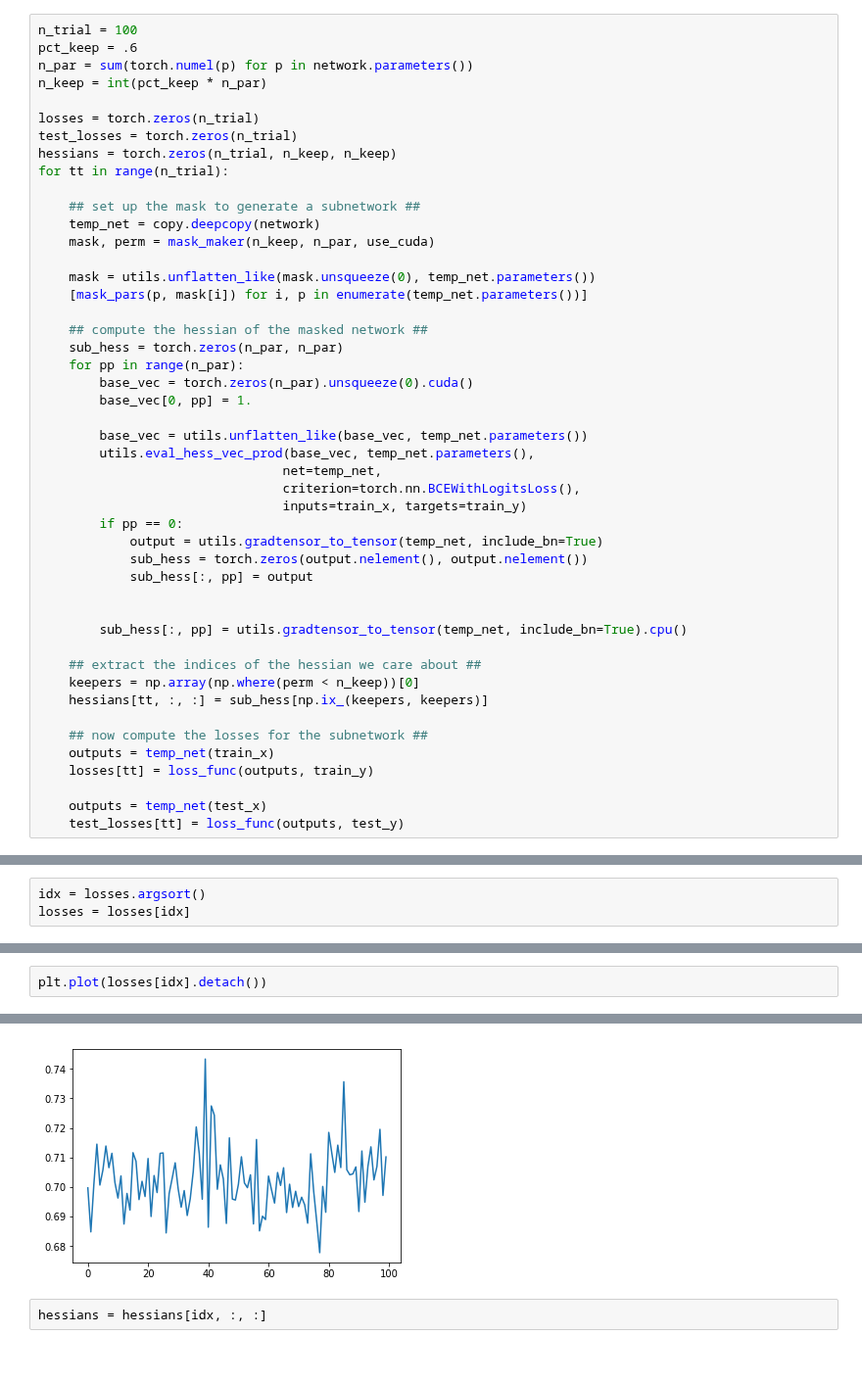
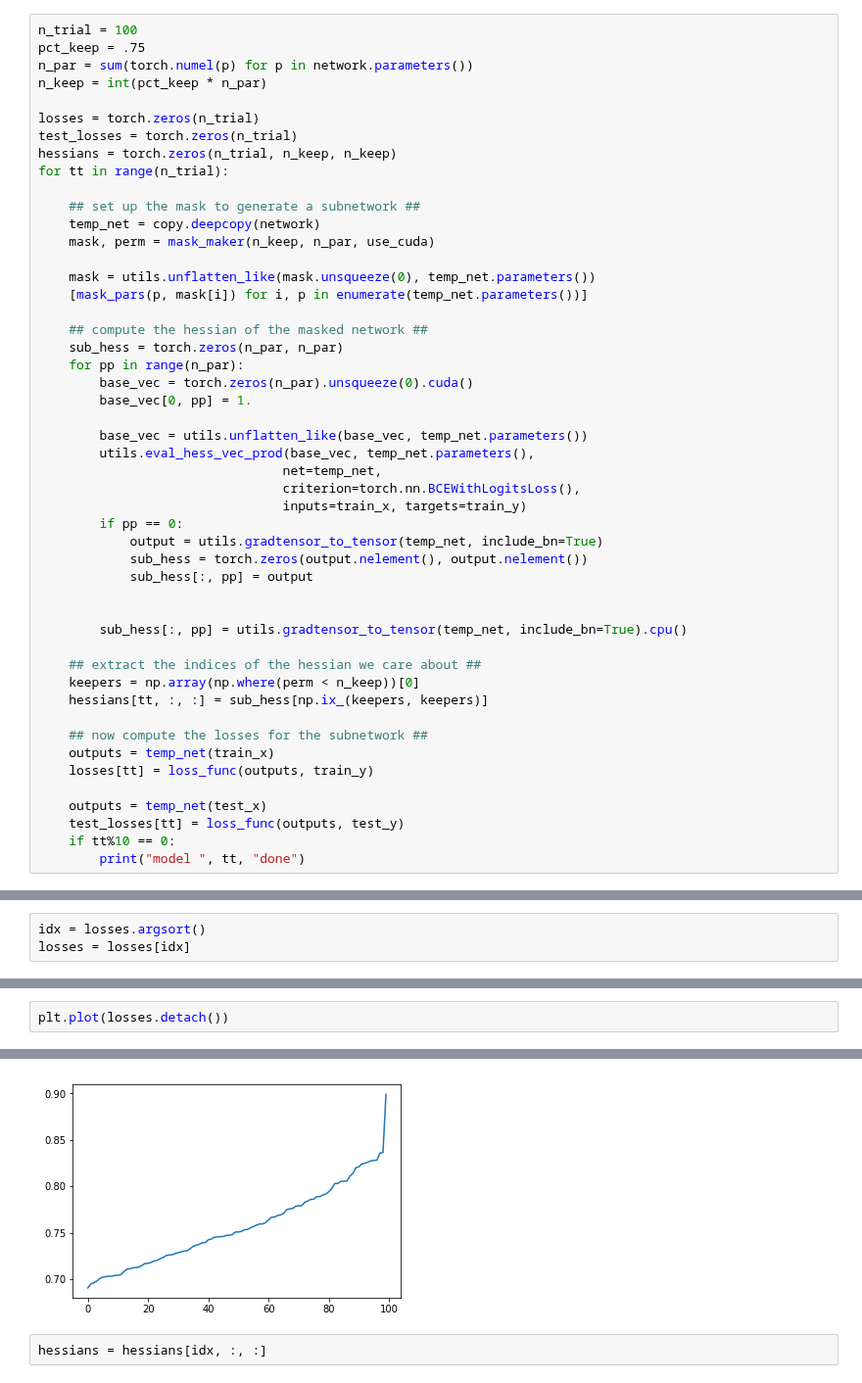
Before and after one commit to g-benton/hessian-eff-dim, a Jupyter notebook: Notebooks/subnet_scratch.ipynb, the cells around one changed output, grey strips where cells are left out. Shown at 98% size. Cells and saved outputs as stored; diff of their text form.

```diff
--- a/Notebooks/subnet_scratch.ipynb
+++ b/Notebooks/subnet_scratch.ipynb
@@ -56,7 +56,7 @@ def mask_maker(n_keep, n_total, use_cuda=False):
     return mask, perm
 # %%
 n_trial = 100
-pct_keep = .6
+pct_keep = .75
 n_par = sum(torch.numel(p) for p in network.parameters())
 n_keep = int(pct_keep * n_par)
 
@@ -101,3 +101,5 @@ for tt in range(n_trial):
 
     outputs = temp_net(test_x)
     test_losses[tt] = loss_func(outputs, test_y)
+    if tt%10 == 0:
+        print("model ", tt, "done")
@@ -143,8 +156,8 @@ tensor([42,  2, 47, 90, 46, 65, 88, 68, 82, 51, 29, 57,  5, 34, 17, 85, 75, 25,
 # %%
-plt.plot(losses[idx].detach())
+plt.plot(losses.detach())
 # %% [output]
 [<matplotlib.lines.Line2D at 0x...>]
-[figure, old version]
+[figure, new version]
 # %%
 hessians = hessians[idx, :, :]
 # %%
```
Also changed, not shown: parts of 7 cells of this notebook, 4 other files.
